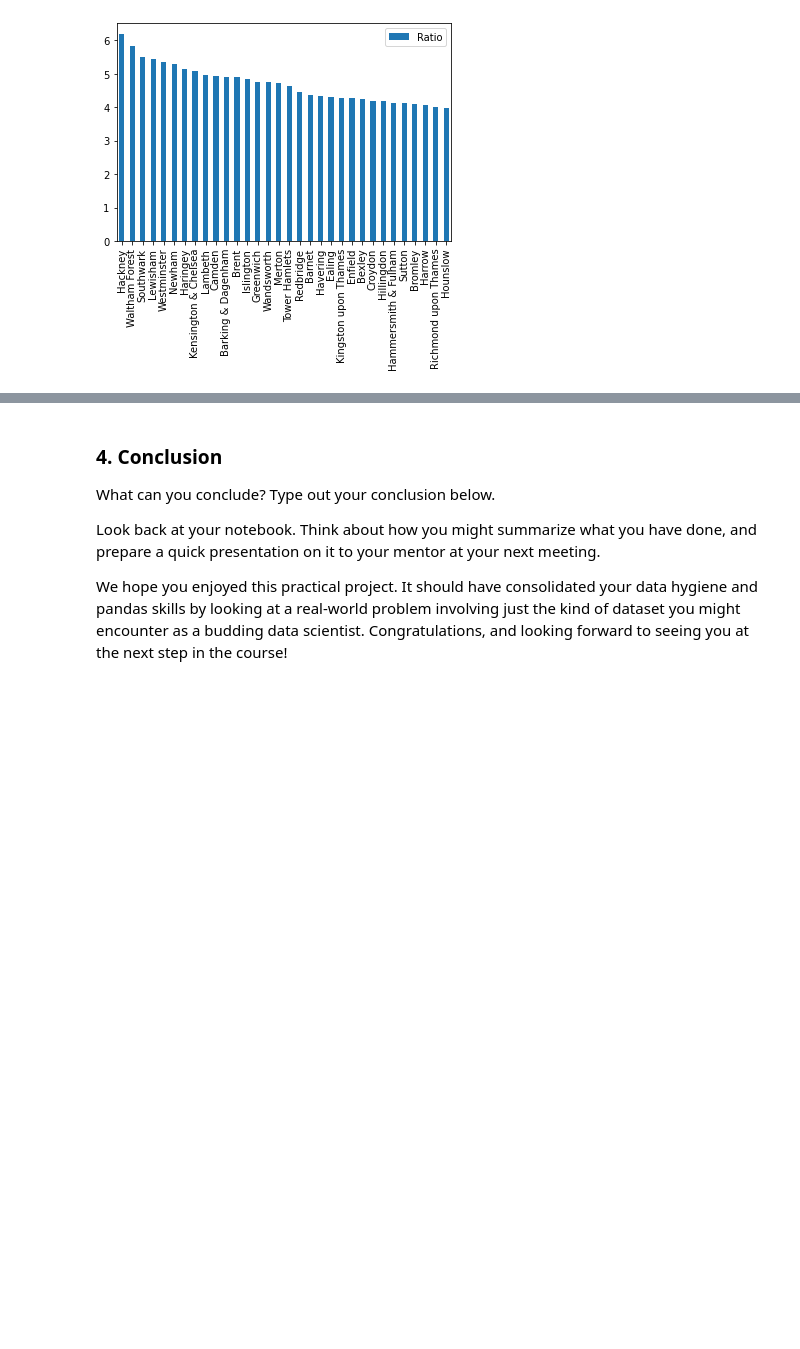
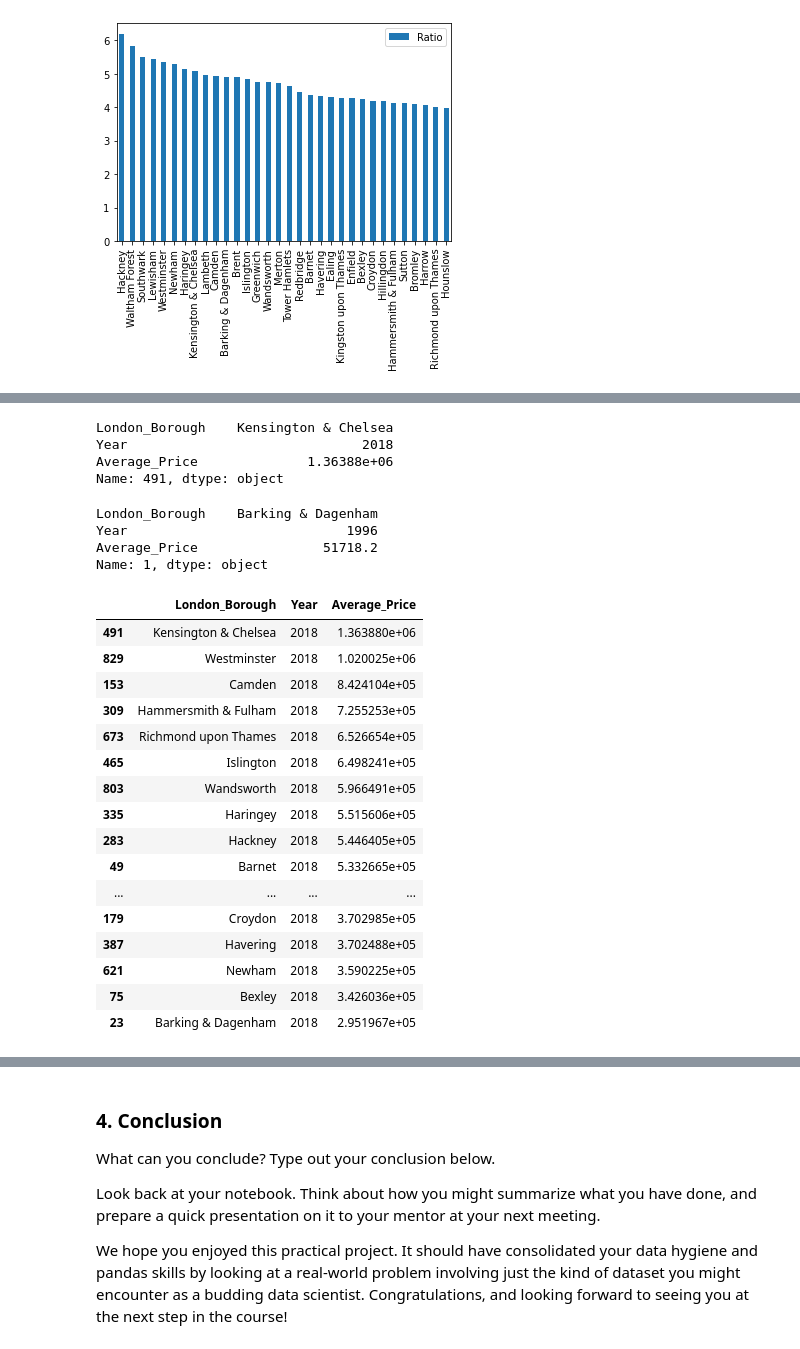
Before and after one commit to alecway/Springboard, a Jupyter notebook: London_Housing.ipynb, the cells around one changed output, grey strips where cells are left out. Cells and saved outputs as stored; diff of their text form; code cells hidden in the pictures; blank space fills up the shorter version.

Commit message:
4.3.2 London Housing Assignment - Included conclusion and further analysis of average prices

```diff
--- a/London_Housing.ipynb
+++ b/London_Housing.ipynb
@@ -488,0 +507,19 @@ ax.set_xticklabels(rdft.Borough)
+# %%
+#Outputs the row with the maximum value in 'Average_Price' column
+dfgb.loc[dfgb['Average_Price'].idxmax()]
+# %% [output]
+London_Borough    Kensington & Chelsea
+Year                              2018
+Average_Price              1.36388e+06
+Name: 491, dtype: object
+# %%
+#Outputs the row with the minimum value in 'Average_Price' column
+dfgb.loc[dfgb['Average_Price'].idxmin()]
+# %% [output]
+London_Borough    Barking & Dagenham
+Year                            1996
+Average_Price                51718.2
+Name: 1, dtype: object
+# %%
+#Subsets the data frame by 'Year' == 2018 and sorts in descending order, then assigns to absdf18
+absdf18 = dfgb[dfgb['Year'] == 2018].sort_values('Average_Price', ascending=False)
@@ -488,0 +529,20 @@ ax.set_xticklabels(rdft.Borough)
+# %%
+absdf18
+# %% [output]
+|  | London_Borough | Year | Average_Price |
+| 491 | Kensington & Chelsea | 2018 | 1.363880e+06 |
+| 829 | Westminster | 2018 | 1.020025e+06 |
+| 153 | Camden | 2018 | 8.424104e+05 |
+| 309 | Hammersmith & Fulham | 2018 | 7.255253e+05 |
+| 673 | Richmond upon Thames | 2018 | 6.526654e+05 |
+| 465 | Islington | 2018 | 6.498241e+05 |
+| 803 | Wandsworth | 2018 | 5.966491e+05 |
+| 335 | Haringey | 2018 | 5.515606e+05 |
+| 283 | Hackney | 2018 | 5.446405e+05 |
+| 49 | Barnet | 2018 | 5.332665e+05 |
+| ... | ... | ... | ... |
+| 179 | Croydon | 2018 | 3.702985e+05 |
+| 387 | Havering | 2018 | 3.702488e+05 |
+| 621 | Newham | 2018 | 3.590225e+05 |
+| 75 | Bexley | 2018 | 3.426036e+05 |
+| 23 | Barking & Dagenham | 2018 | 2.951967e+05 |
```
Also changed, not shown: parts of 6 cells of this notebook.
